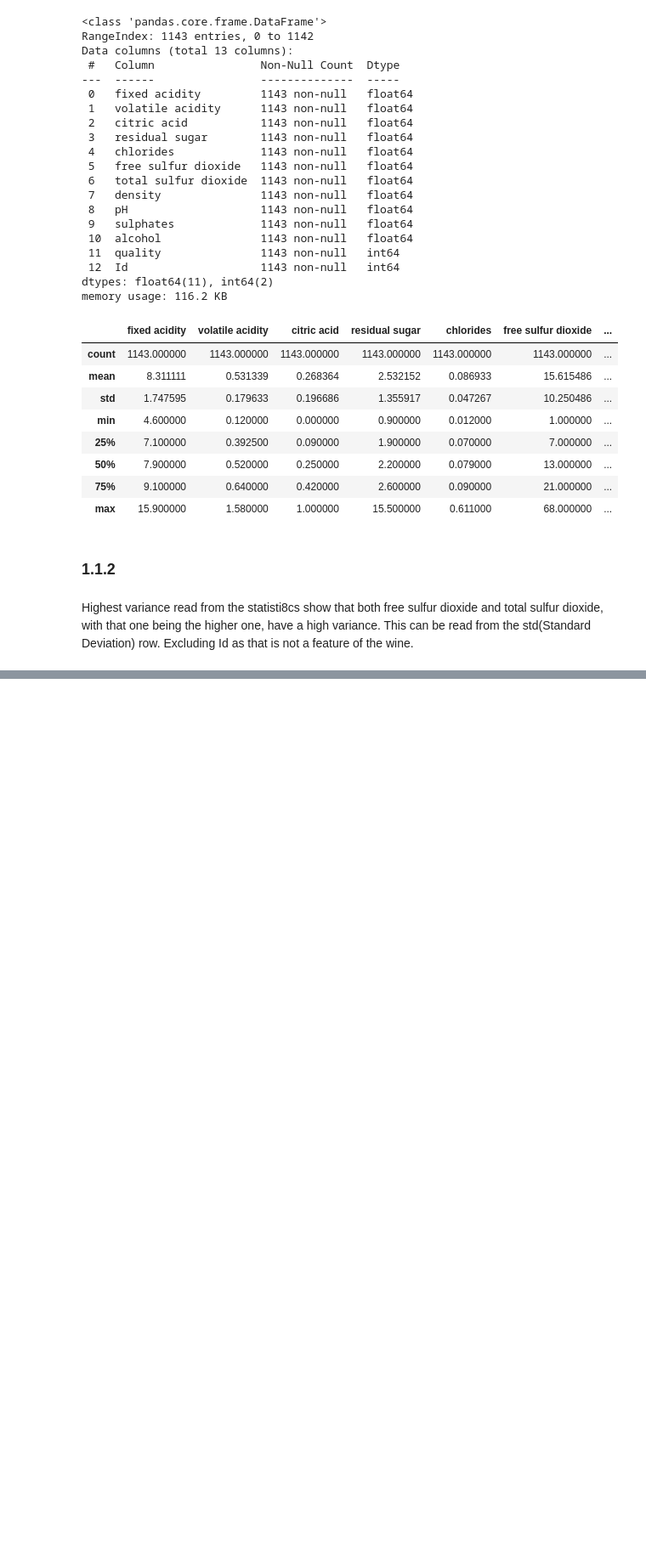
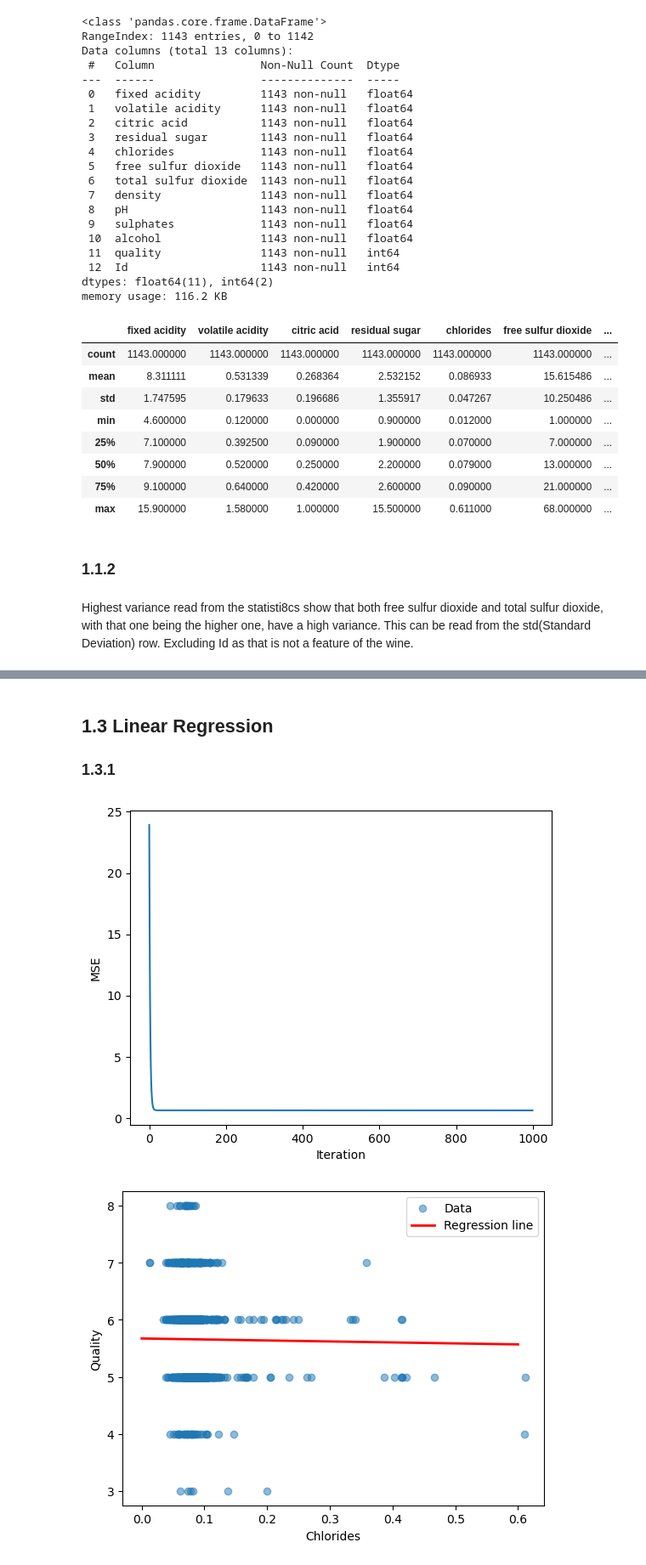
Before and after one commit to lcmolteberg/MachineOblig1, a Jupyter notebook: main.ipynb, the cells around one changed output, grey strips where cells are left out. Shown at 85% size. Saved outputs shown, nothing was run; the diff lists cells and outputs as text; code cells hidden in the pictures; blank space fills up the shorter version.

```diff
--- a/main.ipynb
+++ b/main.ipynb
@@ -66,0 +101,37 @@ Highest variance read from the statisti8cs show that both free sulfur dioxide an
+# %% [markdown]
+## 1.3 Linear Regression
+### 1.3.1
+# %%
+# Data
+X = wine_df[["chlorides"]].values
+y = wine_df["quality"].values
+
+eta = 0.01
+n_iterations = 5000
+m = len(X_b)
+
+np.random.seed(42)
+theta = np.random.randn(2,1)
+
+for iteration in range(n_iterations):
+    gradients = 2/m * X_b.T @(X_b @ (theta) - y.reshape(-1,1))
+    theta = theta - eta * gradients
+
+plt.plot(costs)
+plt.xlabel("Iteration")
+plt.ylabel("MSE")
+plt.show()
+
+plt.scatter(X, y, alpha=0.5, label="Data")
+x_line = np.linspace(0, 0.6, 100).reshape(100, 1)
+X_line_b = np.c_[np.ones((100, 1)), x_line]
+y_line = X_line_b @ theta
+
+plt.plot(x_line, y_line, color="red", linewidth=2, label="Regression line")
+plt.xlabel("Chlorides")
+plt.ylabel("Quality")
+plt.legend()
+plt.show()
+# %% [output]
+[figure, added]
+[figure, added]
```
Also changed, not shown: parts of 10 cells of this notebook.
